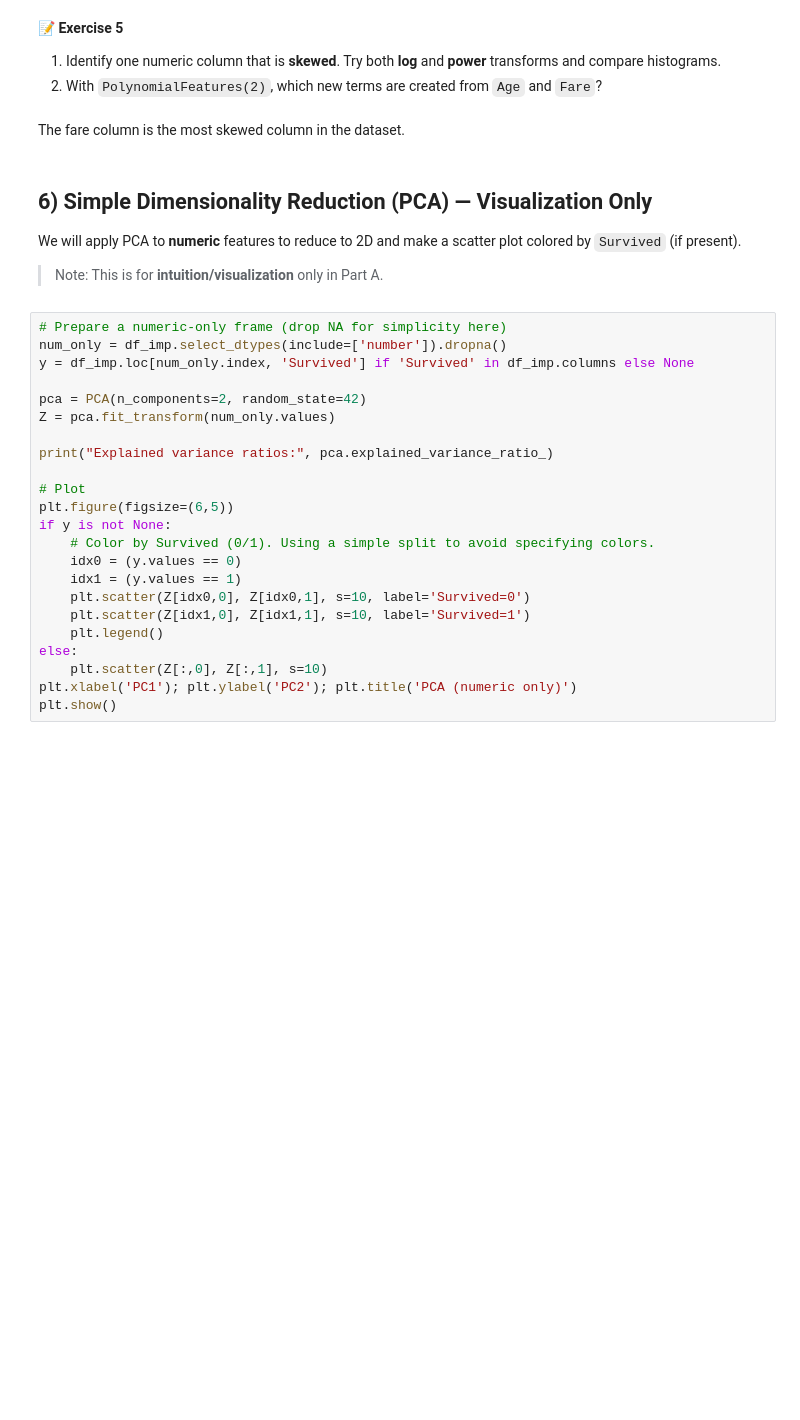
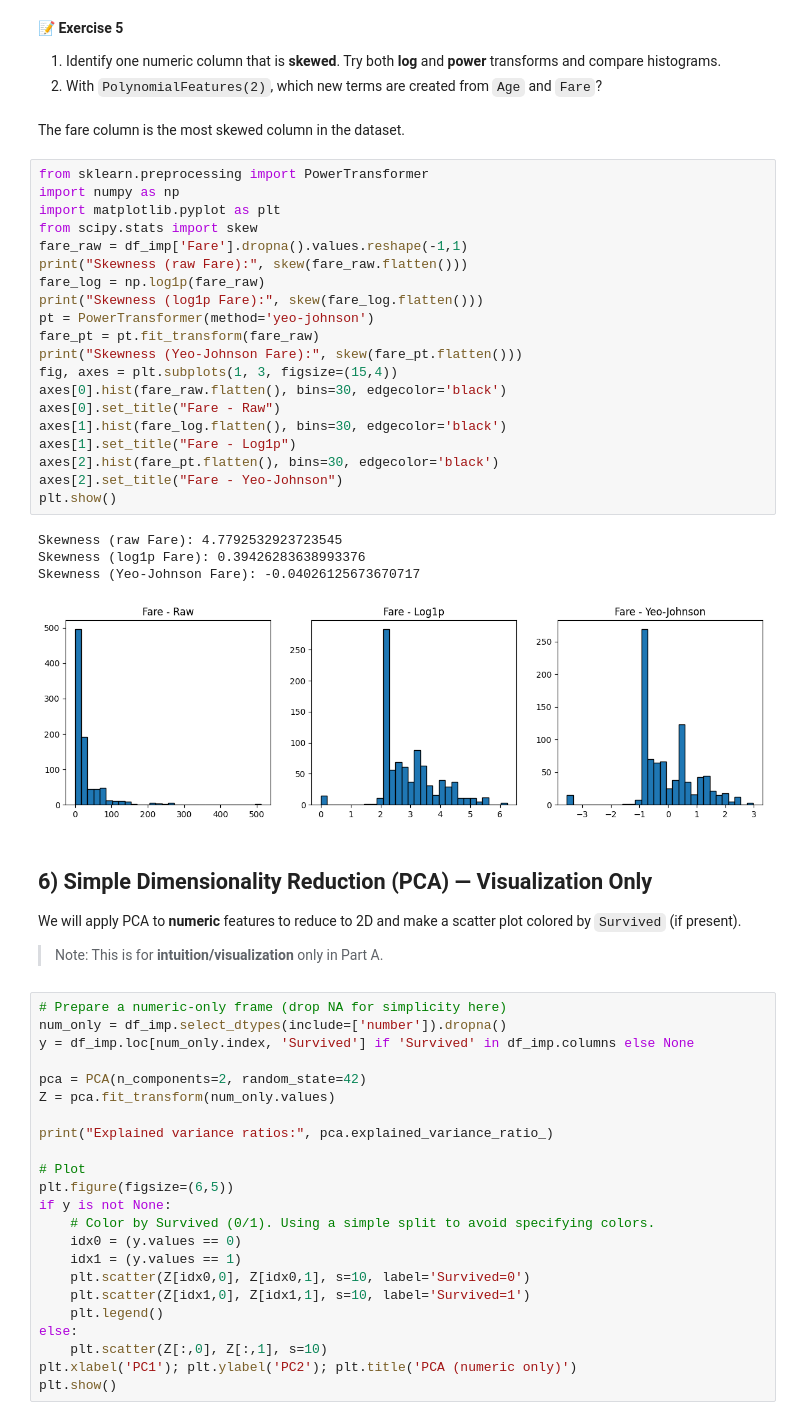
Before and after one commit to aadarshsenapati/machine-learning, a Jupyter notebook: Lab2_AP23110010458_Feature_Engineering_PartA.ipynb, the cells around one changed output. Cells and saved outputs as stored; diff of their text form; blank space fills up the shorter version.

```diff
--- a/Lab2_AP23110010458_Feature_Engineering_PartA.ipynb
+++ b/Lab2_AP23110010458_Feature_Engineering_PartA.ipynb
@@ -391,6 +391,31 @@ array(['Age', 'Fare', 'Age^2', 'Age Fare', 'Fare^2'], dtype=object)
 2) With `PolynomialFeatures(2)`, which new terms are created from `Age` and `Fare`?
 # %% [markdown]
 The fare column is the most skewed column in the dataset.
+# %%
+from sklearn.preprocessing import PowerTransformer
+import numpy as np
+import matplotlib.pyplot as plt
+from scipy.stats import skew
+fare_raw = df_imp['Fare'].dropna().values.reshape(-1,1)
+print("Skewness (raw Fare):", skew(fare_raw.flatten()))
+fare_log = np.log1p(fare_raw)
+print("Skewness (log1p Fare):", skew(fare_log.flatten()))
+pt = PowerTransformer(method='yeo-johnson')
+fare_pt = pt.fit_transform(fare_raw)
+print("Skewness (Yeo-Johnson Fare):", skew(fare_pt.flatten()))
+fig, axes = plt.subplots(1, 3, figsize=(15,4))
+axes[0].hist(fare_raw.flatten(), bins=30, edgecolor='black')
+axes[0].set_title("Fare - Raw")
+axes[1].hist(fare_log.flatten(), bins=30, edgecolor='black')
+axes[1].set_title("Fare - Log1p")
+axes[2].hist(fare_pt.flatten(), bins=30, edgecolor='black')
+axes[2].set_title("Fare - Yeo-Johnson")
+plt.show()
+# %% [output]
+Skewness (raw Fare): 4.7792532923723545
+Skewness (log1p Fare): 0.39426283638993376
+Skewness (Yeo-Johnson Fare): -0.04026125673670717
+[figure, added]
 # %% [markdown]
 ## 6) Simple Dimensionality Reduction (PCA) — Visualization Only
 
```
Also changed, not shown: parts of 8 cells of this notebook.
